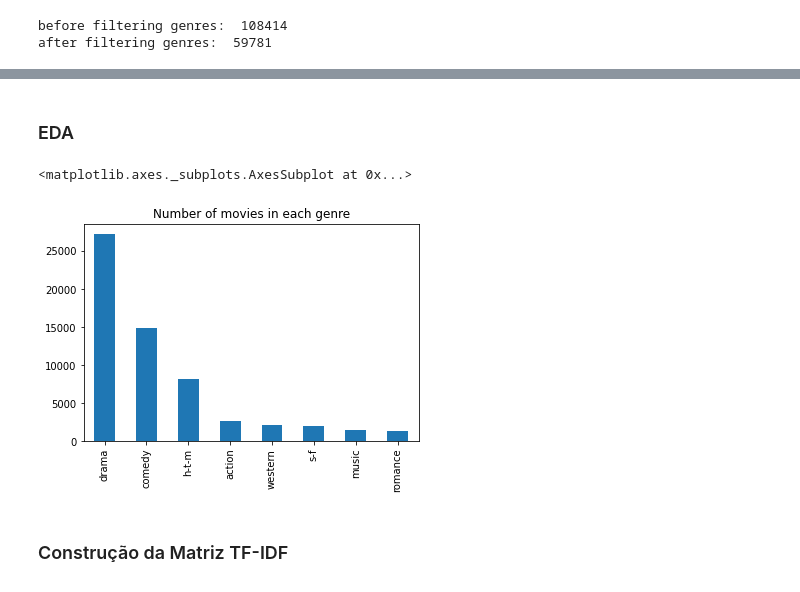
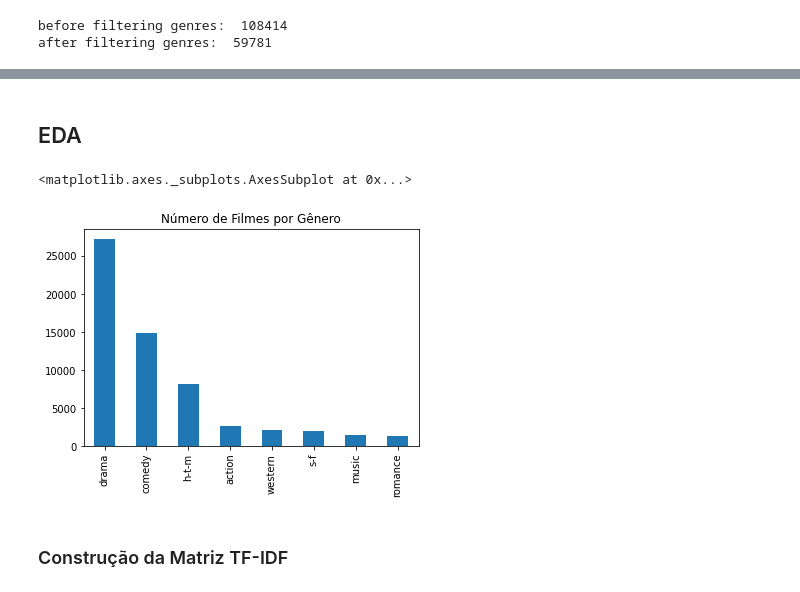
Before and after one commit to Brunu-Mene/ICienciaDados_T1, a Jupyter notebook: Finalizando_2.ipynb, the cells around one changed output, grey strips where cells are left out. Saved outputs shown, nothing was run; the diff lists cells and outputs as text; code cells hidden in the pictures.

```diff
--- a/Finalizando_2.ipynb
+++ b/Finalizando_2.ipynb
@@ -97,13 +92,13 @@ See the caveats in the documentation: https://pandas.pydata.org/pandas-docs/stab
 #removendo possiveis valores nulos de descrição
 data = data[data['description'].notna()]
 # %% [markdown]
-### EDA
+## EDA
 # %%
 #ploting the number of movies in each genre
-data['genre'].value_counts().plot(kind='bar', title='Number of movies in each genre')
+data['genre'].value_counts().plot(kind='bar', title='Número de Filmes por Gênero')
 # %% [output]
 <matplotlib.axes._subplots.AxesSubplot at 0x...>
-[figure, old version]
+[figure, new version]
 # %% [markdown]
 ### Construção da Matriz TF-IDF
 # %%
```
Also changed, not shown: parts of 18 cells of this notebook.
